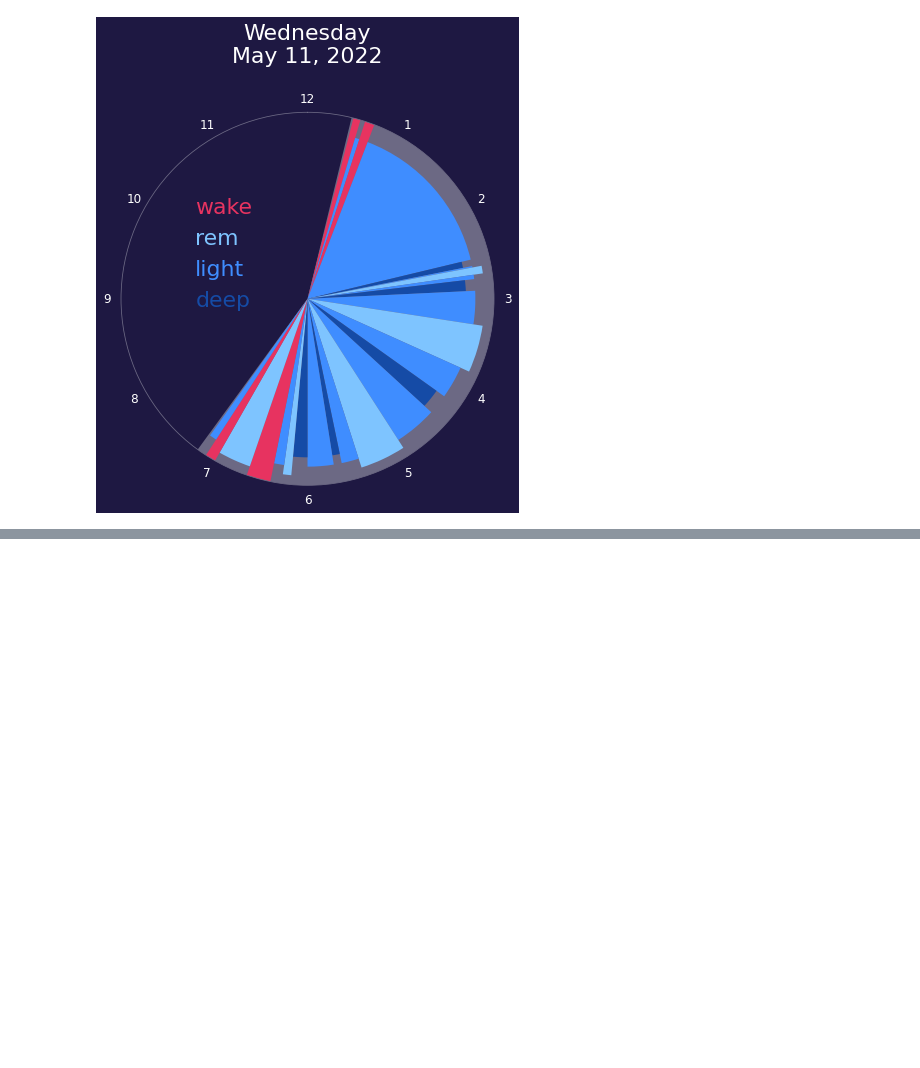
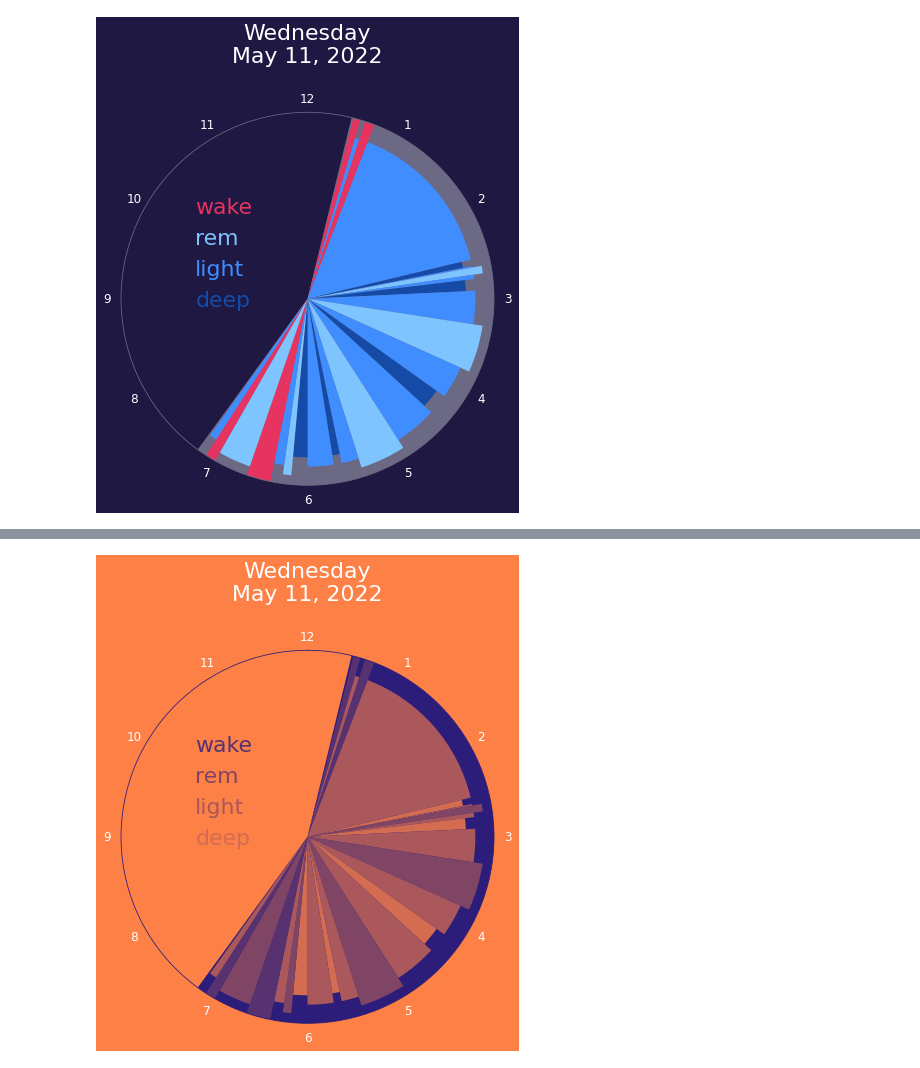
Before and after one commit to Xannadoo/DataVis_2022_project, a Jupyter notebook: Data Loading Cleaning Exploration.ipynb, the cells around one changed output, grey strips where cells are left out. Cells and saved outputs as stored; diff of their text form; code cells hidden in the pictures; blank space fills up the shorter version.

```diff
--- a/Data Loading Cleaning Exploration.ipynb
+++ b/Data Loading Cleaning Exploration.ipynb
@@ -374,0 +443,12 @@ plot_clock_all(mini, weds_levels)
+# %%
+plot_clock_all(mini, weds_levels,
+               save = 'sunset_r',
+               titles='#ffffff',
+               sleep_background='#2D1D7A',
+               wake='#573170',
+               rem = '#804565',
+               light = '#AA585B',
+               deep = '#D36C50',
+               background='#FD8046',)
+# %% [output]
+[figure, added]
```
Also changed, not shown: parts of 18 cells of this notebook, 20 other files.
